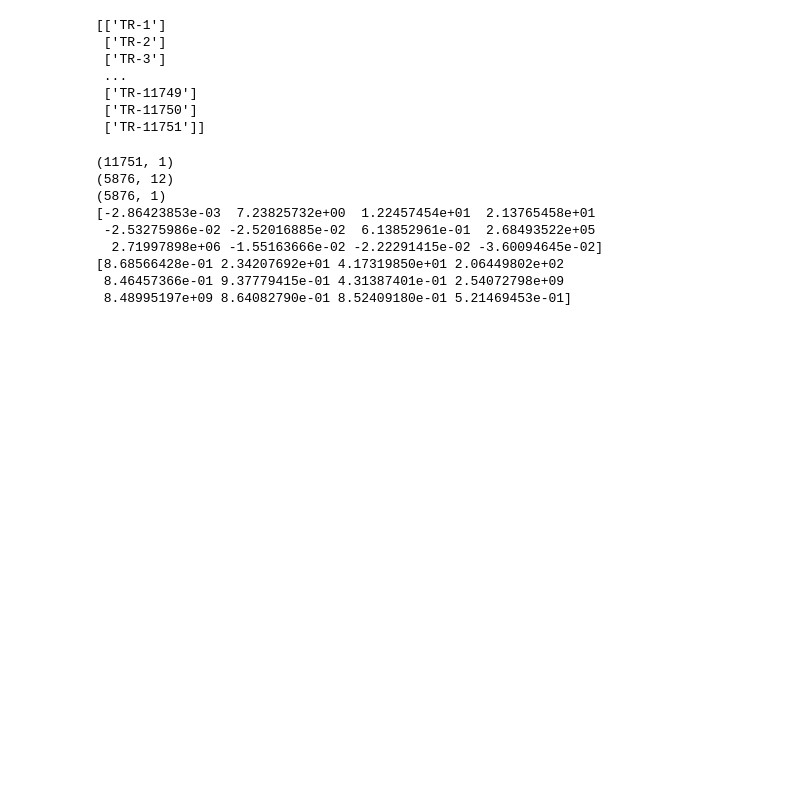
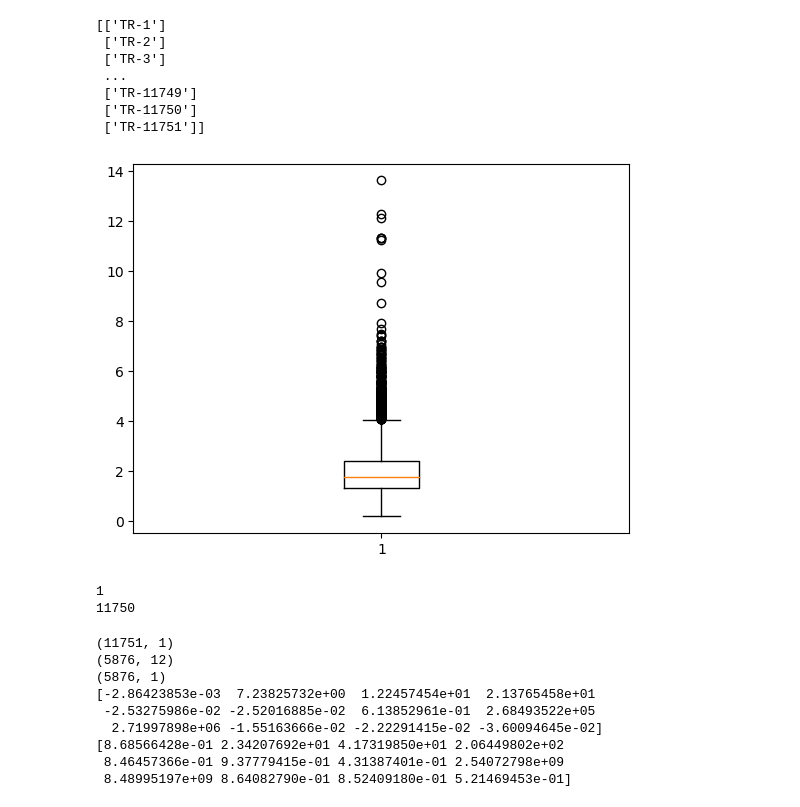
Before and after one commit to kpliao1206/Real_estate_value, a Jupyter notebook: Data_preprocess.ipynb, the cells around one changed output. Cells and saved outputs as stored; diff of their text form; code cells hidden in the pictures; blank space fills up the shorter version.

```diff
--- a/Data_preprocess.ipynb
+++ b/Data_preprocess.ipynb
@@ -74,3 +76,54 @@ print(ids)
 np.save('./Numeric_feature_dataset/ids_train.npy', ids)
 np.save('./Numeric_feature_dataset/features12_norm_train.npy', X_scaled)
 np.save('./Numeric_feature_dataset/target_train.npy', target)
+# %%
+# 清理離群值
+training_data_path = 'D:/永豐攻房戰/30_Training Dataset_V2/training_data.csv'
+training_data_df = pd.read_csv(training_data_path)
+target = training_data_df[['單價']] # 1 target
+target = target.to_numpy()
+numeric_data = training_data_df[['土地面積', '移轉層次', '總樓層數', '屋齡', '建物面積', '車位面積', '車位個數', '橫坐標', '縱坐標', '主建物面積', '陽台面積', '附屬建物面積']] # 12 features
+numeric_data = numeric_data.to_numpy()
+
+# scaler_X = StandardScaler()
+# scaler_X.fit(numeric_data)
+# X_scaled = scaler_X.transform(numeric_data)
+
+# 绘制箱线图
+plt.figure()
+plt.boxplot(np.array(target))
+
+# 显示箱线图
+plt.show()
+
+# 使用箱线图识别离群值
+def identify_outliers(data):
+    q1 = np.percentile(data, 25)  # 计算第一四分位数（Q1）
+    q3 = np.percentile(data, 75)  # 计算第三四分位数（Q3）
+    iqr = q3 - q1  # 计算四分位距（IQR）
+
+    lower_bound = q1 - 9.5 * iqr  # 计算下限 (原本是1.5)
+    upper_bound = q3 + 9.5 * iqr  # 计算上限
+
+    outliers = [i for i in range(len(data)) if data[i] < lower_bound or data[i] > upper_bound]
+
+    return outliers
+
+# 调用函数识别离群值
+outliers_indices = identify_outliers(np.array(target))
+# print("离群值：", outliers)
+print(len(outliers_indices))
+
+# 使用布尔索引删除指定索引的数据
+numeric_data_cleaned = numeric_data[~np.isin(np.arange(len(numeric_data)), outliers_indices)]
+print(len(numeric_data_cleaned))
+# X_scaled_cleaned = X_scaled[~np.isin(np.arange(len(X_scaled)), outliers_indices)]
+target_cleaned = target[~np.isin(np.arange(len(target)), outliers_indices)]
+
+# np.save('./Numeric_feature_dataset/features12_norm_train_cleaned.npy', X_scaled_cleaned)
+np.save('./Numeric_feature_dataset/target_train_cleaned.npy', target_cleaned)
+np.save('./Numeric_feature_dataset/features12_train_cleaned.npy', numeric_data_cleaned)
+# %% [output]
+[figure, added]
+1
+11750
```
Also changed, not shown: parts of 9 cells of this notebook, 9 other files.
